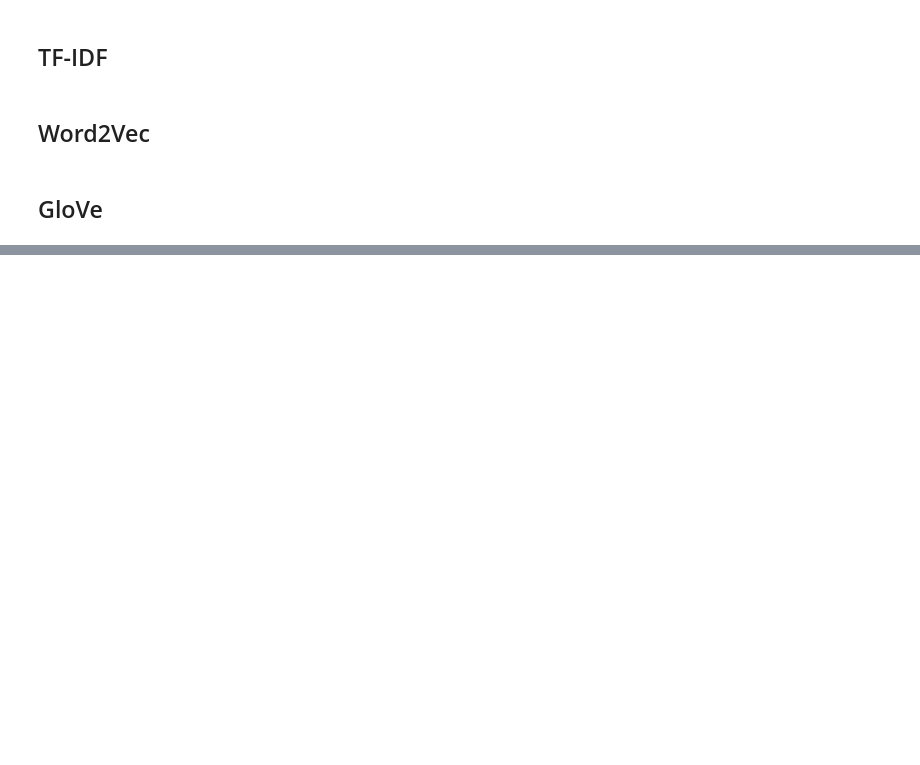
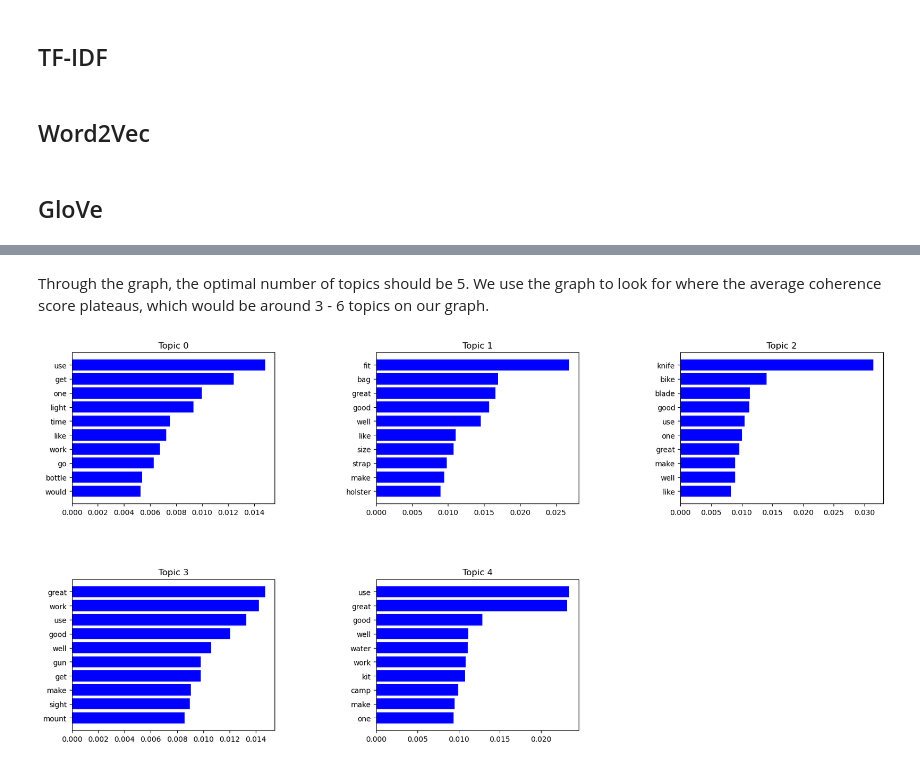
Before and after one commit to psychoanalyzing-twitter/amazon-review-analysis, a Jupyter notebook: cw2.ipynb, the cells around one changed output, grey strips where cells are left out. Saved outputs shown, nothing was run; the diff lists cells and outputs as text; code cells hidden in the pictures; blank space fills up the shorter version.

```diff
--- a/cw2.ipynb
+++ b/cw2.ipynb
@@ -650,0 +686,27 @@ Error:
+# %% [markdown]
+Through the graph, the optimal number of topics should be 5. We use the graph to look for where the average coherence score plateaus, which would be around 3 - 6 topics on our graph.
+# %%
+import math
+
+k = 5
+tweets_lda = LdaModel(corpus, num_topics = k, id2word = review_dict, passes=10)
+
+def plot_top_words(lda=tweets_lda, nb_topics=k, nb_words=10):
+    top_words = [[word for word,_ in lda.show_topic(topic_id, topn=50)] for topic_id in range(lda.num_topics)]
+    top_betas = [[beta for _,beta in lda.show_topic(topic_id, topn=50)] for topic_id in range(lda.num_topics)]
+
+    gs  = plt.GridSpec(round(math.sqrt(k))+1,round(math.sqrt(k))+1)
+    gs.update(wspace=0.5, hspace=0.5)
+    plt.figure(figsize=(20,15))
+    for i in range(nb_topics):
+        ax = plt.subplot(gs[i])
+        plt.barh(range(nb_words), top_betas[i][:nb_words], align='center',color='blue', ecolor='black')
+        ax.invert_yaxis()
+        ax.set_yticks(range(nb_words))
+        ax.set_yticklabels(top_words[i][:nb_words])
+        plt.title("Topic "+str(i))
+
+
+plot_top_words()
+# %% [output]
+[figure, added]
```
Also changed, not shown: parts of 7 cells of this notebook.
